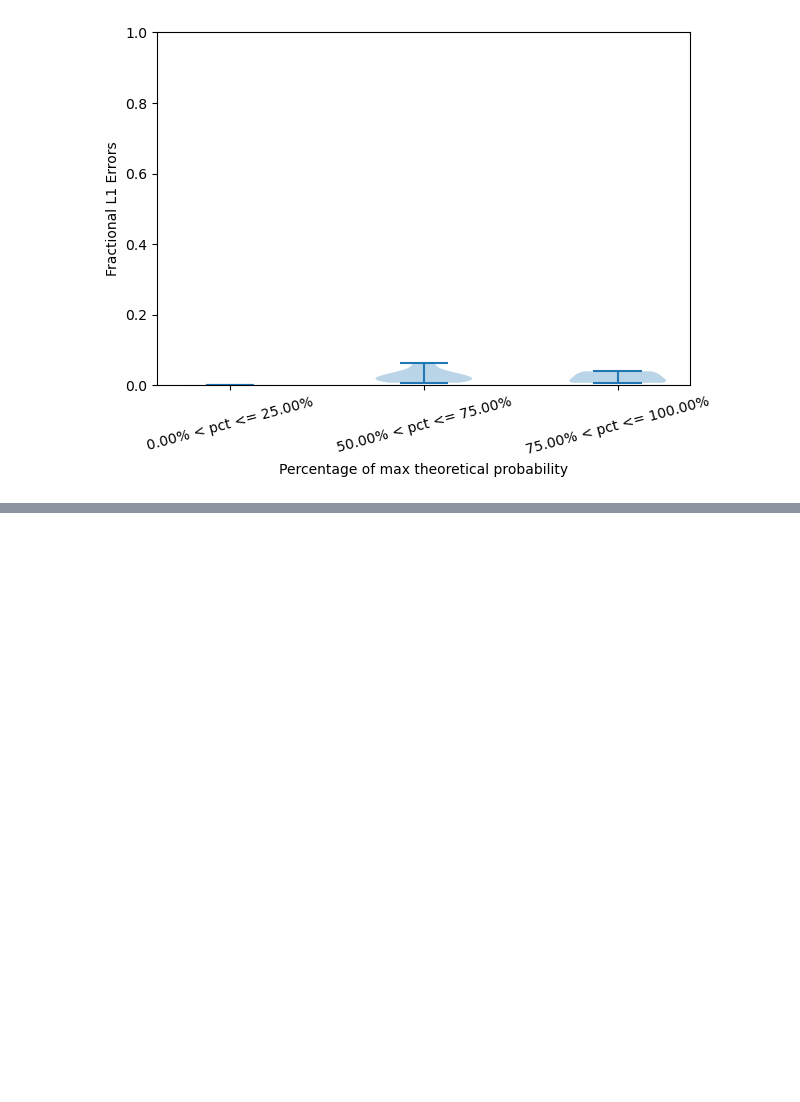
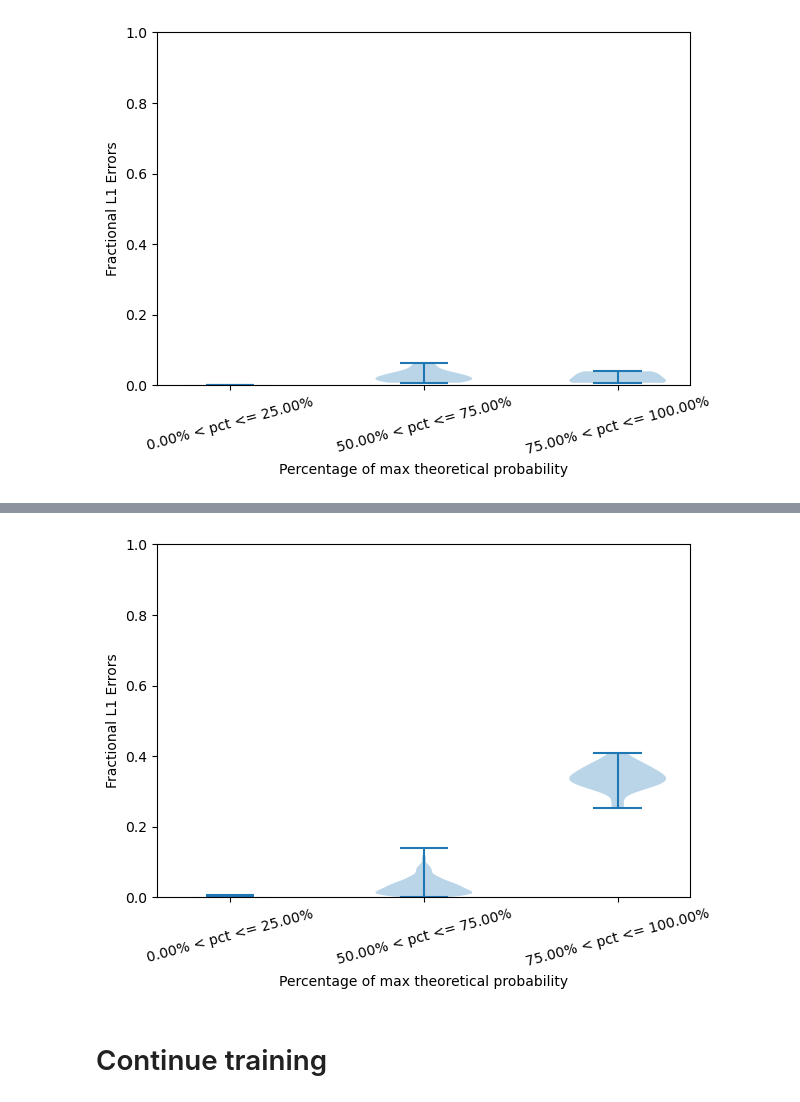
Before and after one commit to JosephRRB/GFlowNets_on_SpinFoams, a Jupyter notebook: GFlowNet Experiments on Hypergrid.ipynb, the cells around one changed output, grey strips where cells are left out. Saved outputs shown, nothing was run; the diff lists cells and outputs as text; code cells hidden in the pictures; blank space fills up the shorter version.

```diff
--- a/GFlowNet Experiments on Hypergrid.ipynb
+++ b/GFlowNet Experiments on Hypergrid.ipynb
@@ -144,0 +216,10 @@ errors = _plot_l1_errors_per_probability_interval(
+# %%
+agent_distr = runner._get_normalized_agent_sample_distribution(500000)
+# %%
+errors = _plot_l1_errors_per_probability_interval(
+    agent_distr.numpy(), env_distr.numpy(), n_intervals=4
+)
+# %% [output]
+[figure, added]
+# %% [markdown]
+# Continue training
```
Also changed, not shown: parts of 13 cells of this notebook.
